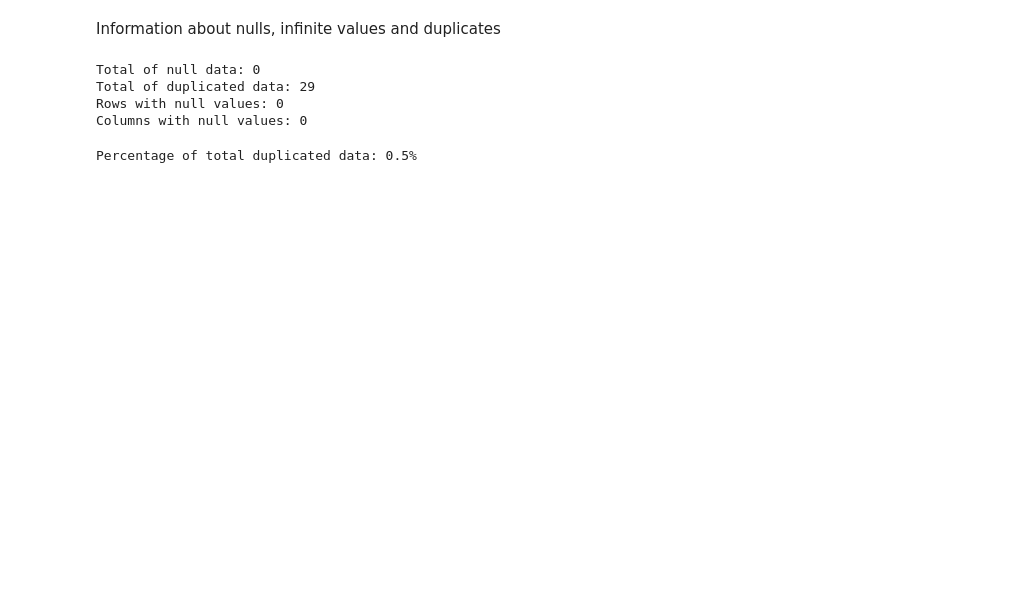
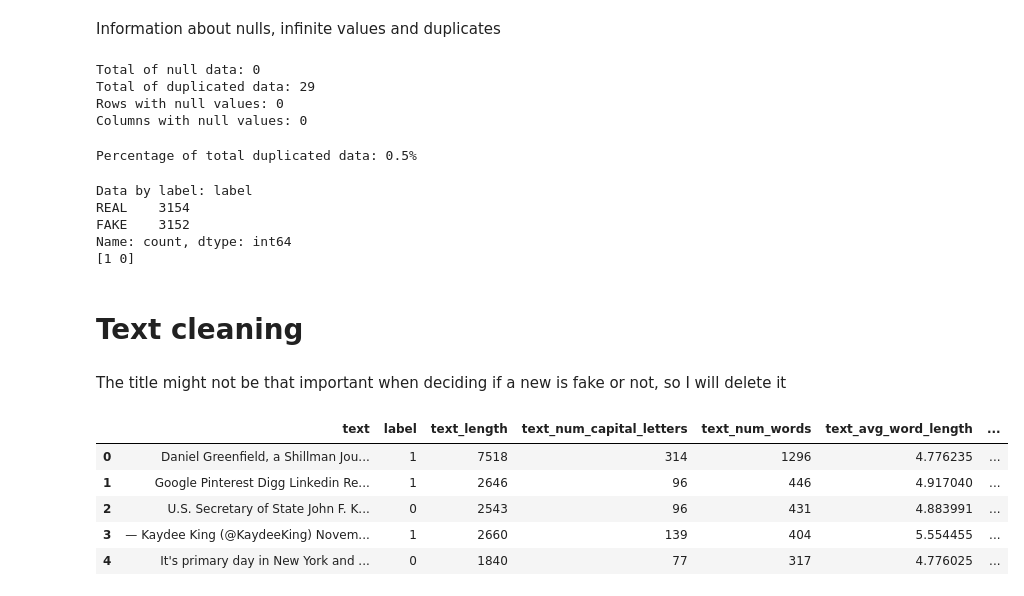
Before and after one commit to estivengrx/CognoRise_Infotech, a Jupyter notebook: notebooks/task2_fake-news-prediction/fake-news-prediction.ipynb, the cells around one changed output. Drawn from its saved outputs; the diff is of its cells as text; code cells hidden in the pictures; blank space fills up the shorter version.

```diff
--- a/notebooks/task2_fake-news-prediction/fake-news-prediction.ipynb
+++ b/notebooks/task2_fake-news-prediction/fake-news-prediction.ipynb
@@ -110,3 +127,19 @@ print(f'Percentage of total duplicated data: {duplicated_rows.mean() * 100:.1f}%
 df = df.copy().drop_duplicates()
 # %% [output]
 Percentage of total duplicated data: 0.5%
+# %%
+print(f'Data by label: {df.label.value_counts()}')
+
+# Treatment to change real for 0 and fake for 1
+df.label = df.label.map({'REAL': 0, 'FAKE': 1})
+print(df.label.unique())
+# %% [output]
+Data by label: label
+REAL    3154
+FAKE    3152
+Name: count, dtype: int64
+[1 0]
+# %% [markdown]
+# Text cleaning
+# %% [markdown]
+The title might not be that important when deciding if a new is fake or not, so I will delete it
@@ -112,0 +148,15 @@ Percentage of total duplicated data: 0.5%
+# %%
+df['text_length'] = df['text'].apply(len)
+df['text_num_capital_letters'] = df['text'].apply(lambda s: sum([1 for c in s if c.isupper()]))
+df['text_num_words'] = df['text'].apply(lambda s: len(s.split()))
+df['text_avg_word_length'] = df['text'].apply(lambda s: sum(len(word) for word in s.split()) / len(s.split()) if len(s.split()) > 0 else 0)
+df['text_num_special_chars'] = df['text'].apply(lambda s: sum([1 for c in s if not c.isalnum() and not c.isspace()]))
+
+df.head()
+# %% [output]
+|  | text | label | text_length | text_num_capital_letters | text_num_words | text_avg_word_length | ... |
+| 0 | Daniel Greenfield, a Shillman Jou... | 1 | 7518 | 314 | 1296 | 4.776235 | ... |
+| 1 | Google Pinterest Digg Linkedin Re... | 1 | 2646 | 96 | 446 | 4.917040 | ... |
+| 2 | U.S. Secretary of State John F. K... | 0 | 2543 | 96 | 431 | 4.883991 | ... |
+| 3 | — Kaydee King (@KaydeeKing) Novem... | 1 | 2660 | 139 | 404 | 5.554455 | ... |
+| 4 | It's primary day in New York and ... | 0 | 1840 | 77 | 317 | 4.776025 | ... |
```
Also changed, not shown: parts of 13 cells of this notebook, 1 other file.
